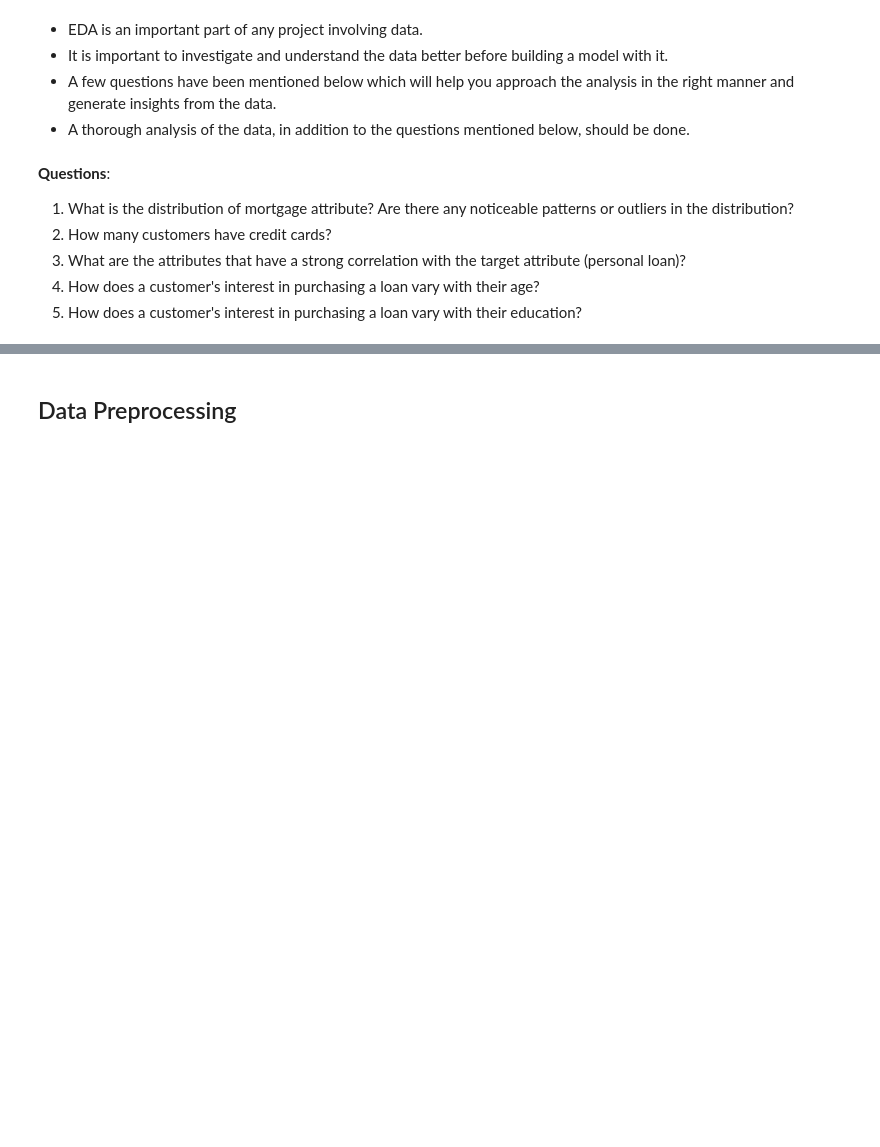
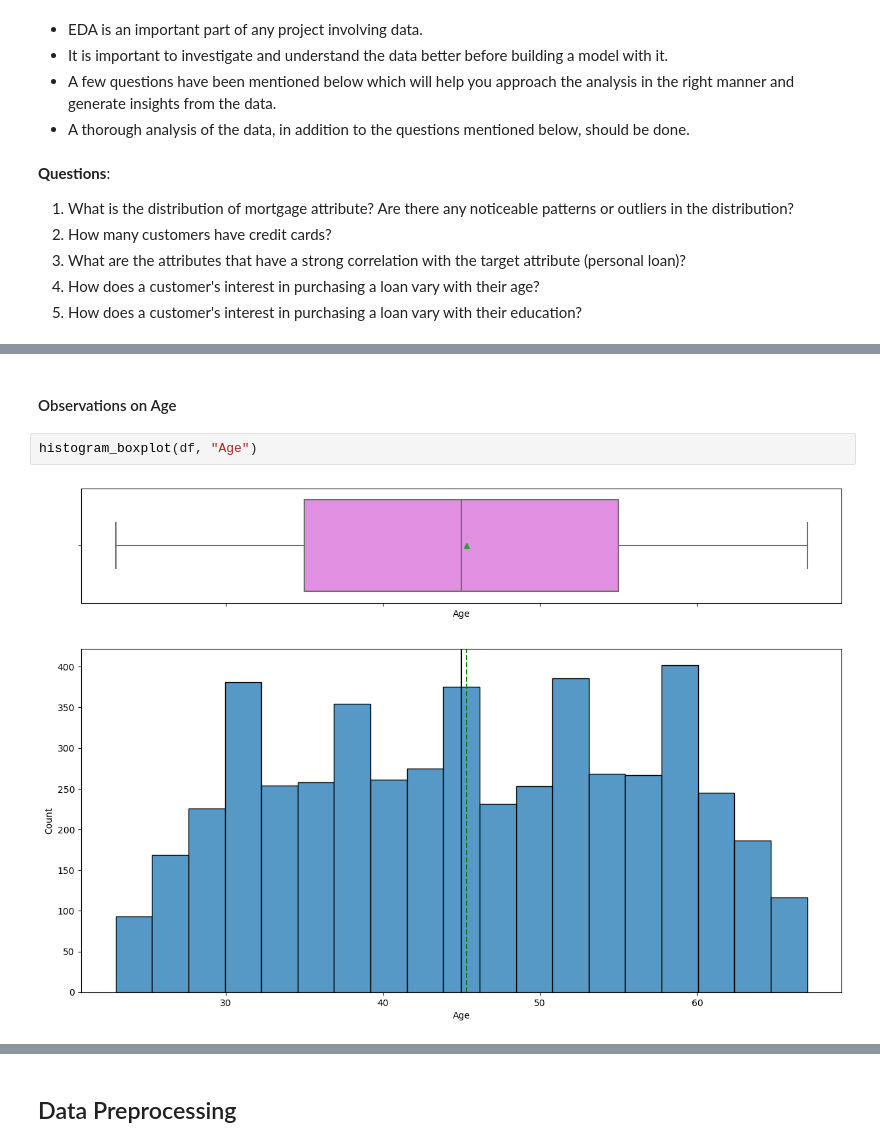
Before and after one commit to jsomerville/PGP-AI-ML-BA-UTA-JS, a Jupyter notebook: Project 2-ML-Decision Tree/ML_Full_Code_notebook.ipynb, the cells around one changed output, grey strips where cells are left out. Cells and saved outputs as stored; diff of their text form; blank space fills up the shorter version.

```diff
--- a/Project 2-ML-Decision Tree/ML_Full_Code_notebook.ipynb
+++ b/Project 2-ML-Decision Tree/ML_Full_Code_notebook.ipynb
@@ -119,0 +400,6 @@ df.head
+# %% [markdown]
+#### Observations on Age
+# %%
+histogram_boxplot(df, "Age")
+# %% [output]
+[figure, added]
```
Also changed, not shown: parts of 107 cells of this notebook.
